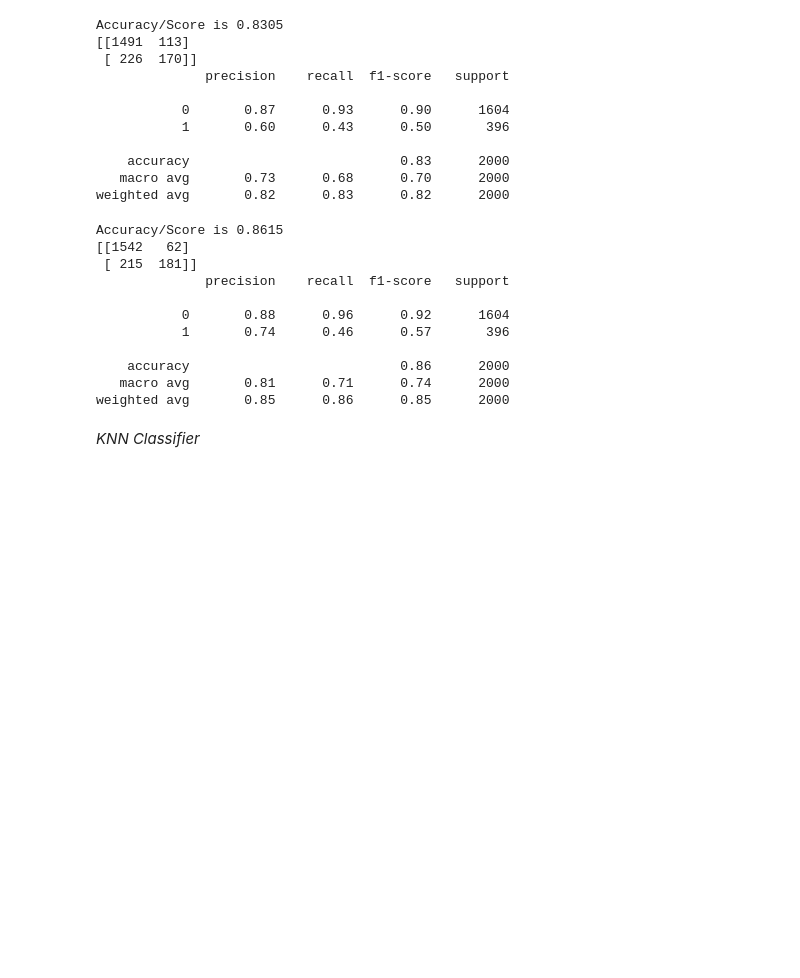
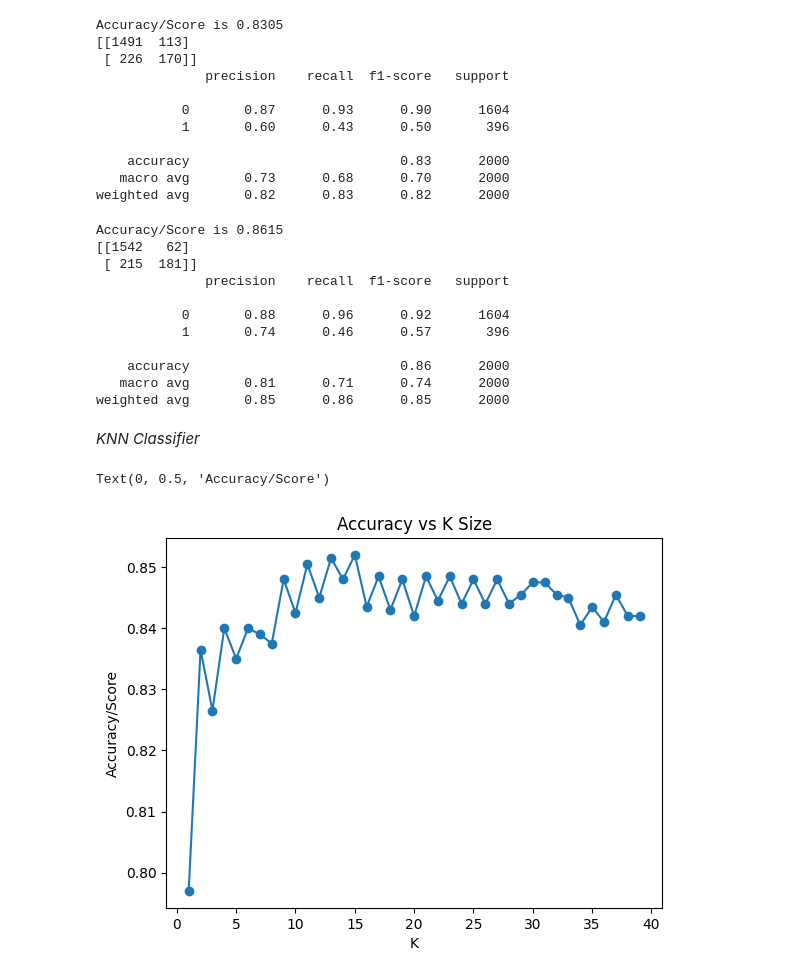
Before and after one commit to mmwitters/CDA_Project, a Jupyter notebook: Final Project.ipynb, the cells around one changed output. Drawn from its saved outputs; the diff is of its cells as text; code cells hidden in the pictures; blank space fills up the shorter version.

```diff
--- a/Final Project.ipynb
+++ b/Final Project.ipynb
@@ -757,0 +760,24 @@ weighted avg       0.85      0.86      0.85      2000
+# %%
+scaler = StandardScaler()
+X_train_mod_sc= scaler.fit_transform(X_train_mod)
+X_test_mod_sc = scaler.transform(X_test_mod)
+# %%
+ks = range(1, 40)
+scores = []
+recalls = []
+
+for k in ks:
+    knn = KNeighborsClassifier(n_neighbors=k).fit(X_train_mod_sc, y_train)
+    preds = knn.predict(X_test_mod_sc)
+    accuracy = knn.score(X_test_mod_sc, y_test)
+    recall = classification_report(y_test, preds, zero_division=1, output_dict=True)['1']['recall']
+    scores.append(accuracy)
+    recalls.append(recall)
+# %%
+plt.plot(ks, scores, "-o")
+plt.title("Accuracy vs K Size")
+plt.xlabel("K")
+plt.ylabel('Accuracy/Score')
+# %% [output]
+Text(0, 0.5, 'Accuracy/Score')
+[figure, added]
```
Also changed, not shown: parts of 9 cells of this notebook.
